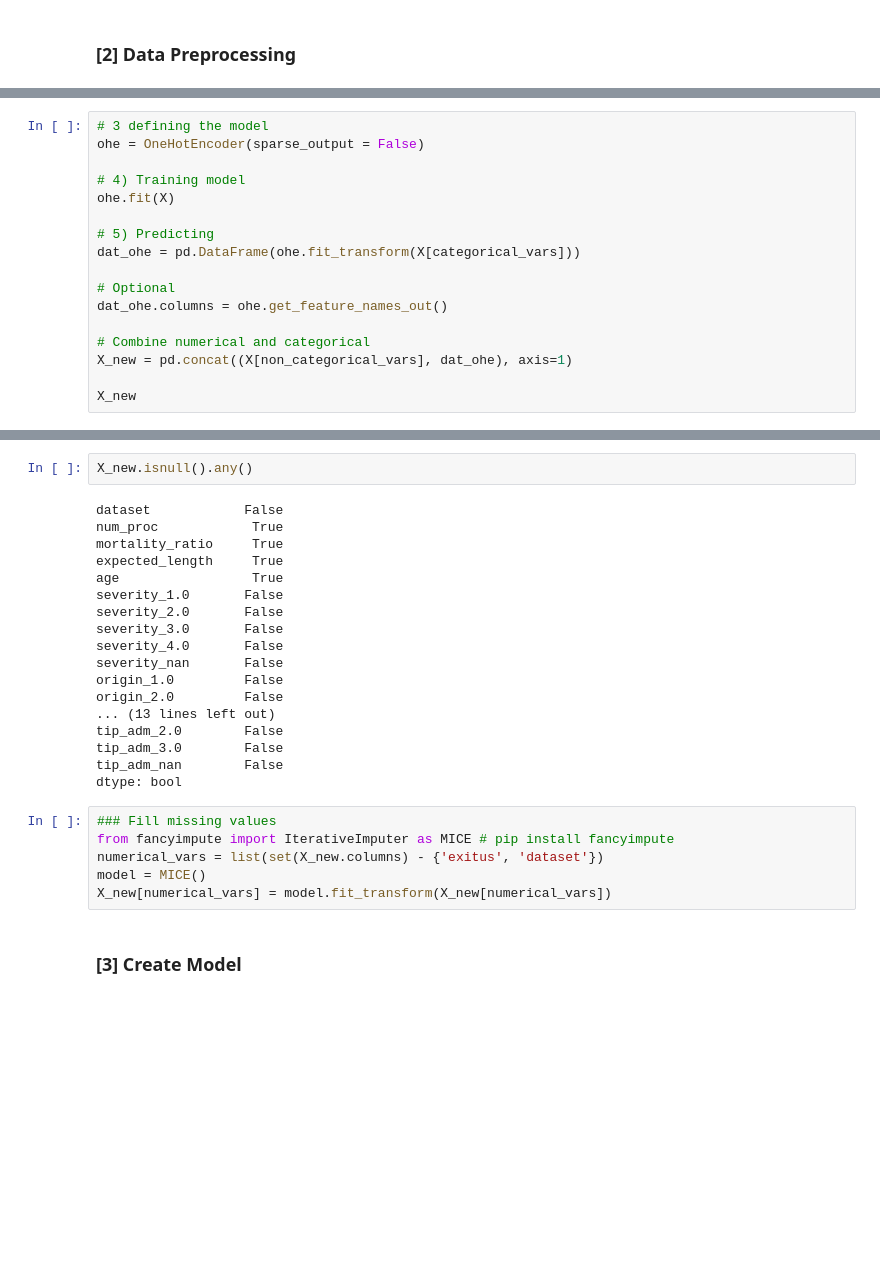
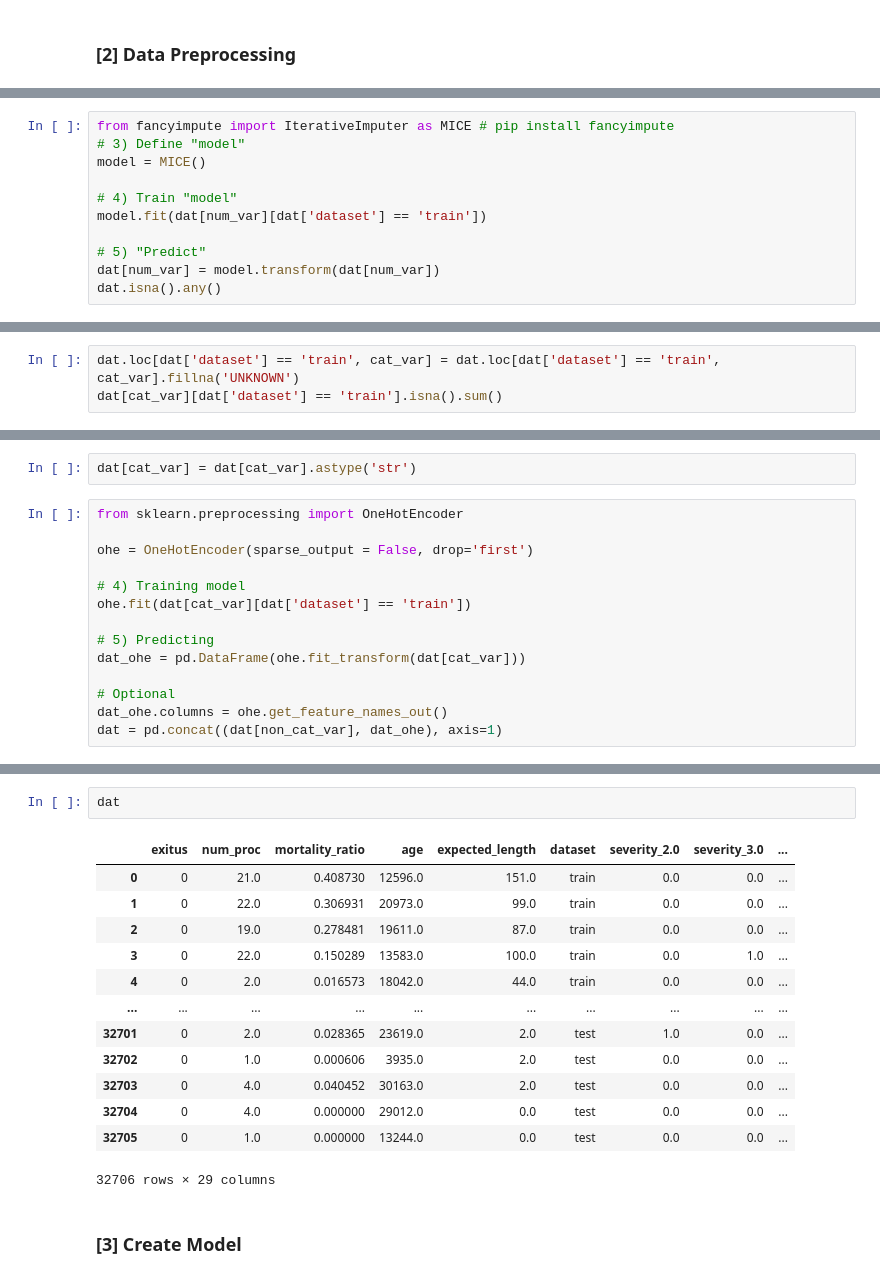
Before and after one commit to gor2000/MACHINE_LEARNING_II, a Jupyter notebook: MOCK EXAM/mock_midterm.ipynb, the cells around one changed output, grey strips where cells are left out. Drawn from its saved outputs; the diff is of its cells as text; blank space fills up the shorter version.

```diff
--- a/MOCK EXAM/mock_midterm.ipynb
+++ b/MOCK EXAM/mock_midterm.ipynb
@@ -73,0 +59,11 @@ print(non_categorical_vars)
+# %%
+from fancyimpute import IterativeImputer as MICE # pip install fancyimpute
+# 3) Define "model"
+model = MICE()
+
+# 4) Train "model"
+model.fit(dat[num_var][dat['dataset'] == 'train'])
+
+# 5) "Predict"
+dat[num_var] = model.transform(dat[num_var])
+dat.isna().any()
@@ -73,0 +92,3 @@ print(non_categorical_vars)
+# %%
+dat.loc[dat['dataset'] == 'train', cat_var] = dat.loc[dat['dataset'] == 'train', cat_var].fillna('UNKNOWN')
+dat[cat_var][dat['dataset'] == 'train'].isna().sum()
@@ -74,17 +102,16 @@ print(non_categorical_vars)
+# %%
+dat[cat_var] = dat[cat_var].astype('str')
 # %%
-# 3 defining the model
-ohe = OneHotEncoder(sparse_output = False)
+from sklearn.preprocessing import OneHotEncoder
+
+ohe = OneHotEncoder(sparse_output = False, drop='first')
 
 # 4) Training model
-ohe.fit(X)
+ohe.fit(dat[cat_var][dat['dataset'] == 'train'])
 
 # 5) Predicting
-dat_ohe = pd.DataFrame(ohe.fit_transform(X[categorical_vars]))
+dat_ohe = pd.DataFrame(ohe.fit_transform(dat[cat_var]))
 
 # Optional
 dat_ohe.columns = ohe.get_feature_names_out()
-
-# Combine numerical and categorical
-X_new = pd.concat((X[non_categorical_vars], dat_ohe), axis=1)
-
-X_new
+dat = pd.concat((dat[non_cat_var], dat_ohe), axis=1)
@@ -105,28 +118,18 @@ X_new
-# %%
-X_new.isnull().any()
-# %% [output]
-dataset            False
-num_proc            True
-mortality_ratio     True
-expected_length     True
-age                 True
-severity_1.0       False
-severity_2.0       False
-severity_3.0       False
-severity_4.0       False
-severity_nan       False
-origin_1.0         False
-origin_2.0         False
-... (13 lines left out)
-tip_adm_2.0        False
-tip_adm_3.0        False
-tip_adm_nan        False
-dtype: bool
-# %%
-### Fill missing values
-from fancyimpute import IterativeImputer as MICE # pip install fancyimpute
-numerical_vars = list(set(X_new.columns) - {'exitus', 'dataset'})
-model = MICE()
-X_new[numerical_vars] = model.fit_transform(X_new[numerical_vars])
+# %%
+dat
+# %% [output]
+|  | exitus | num_proc | mortality_ratio | age | expected_length | dataset | severity_2.0 | severity_3.0 | ... |
+| 0 | 0 | 21.0 | 0.408730 | 12596.0 | 151.0 | train | 0.0 | 0.0 | ... |
+| 1 | 0 | 22.0 | 0.306931 | 20973.0 | 99.0 | train | 0.0 | 0.0 | ... |
+| 2 | 0 | 19.0 | 0.278481 | 19611.0 | 87.0 | train | 0.0 | 0.0 | ... |
+| 3 | 0 | 22.0 | 0.150289 | 13583.0 | 100.0 | train | 0.0 | 1.0 | ... |
+| 4 | 0 | 2.0 | 0.016573 | 18042.0 | 44.0 | train | 0.0 | 0.0 | ... |
+| ... | ... | ... | ... | ... | ... | ... | ... | ... | ... |
+| 32701 | 0 | 2.0 | 0.028365 | 23619.0 | 2.0 | test | 1.0 | 0.0 | ... |
+| 32702 | 0 | 1.0 | 0.000606 | 3935.0 | 2.0 | test | 0.0 | 0.0 | ... |
+| 32703 | 0 | 4.0 | 0.040452 | 30163.0 | 2.0 | test | 0.0 | 0.0 | ... |
+| 32704 | 0 | 4.0 | 0.000000 | 29012.0 | 0.0 | test | 0.0 | 0.0 | ... |
+| 32705 | 0 | 1.0 | 0.000000 | 13244.0 | 0.0 | test | 0.0 | 0.0 | ... |
+32706 rows × 29 columns
 # %% [markdown]
 ### [3] Create Model
```
Also changed, not shown: parts of 27 cells of this notebook, 2 other files.
